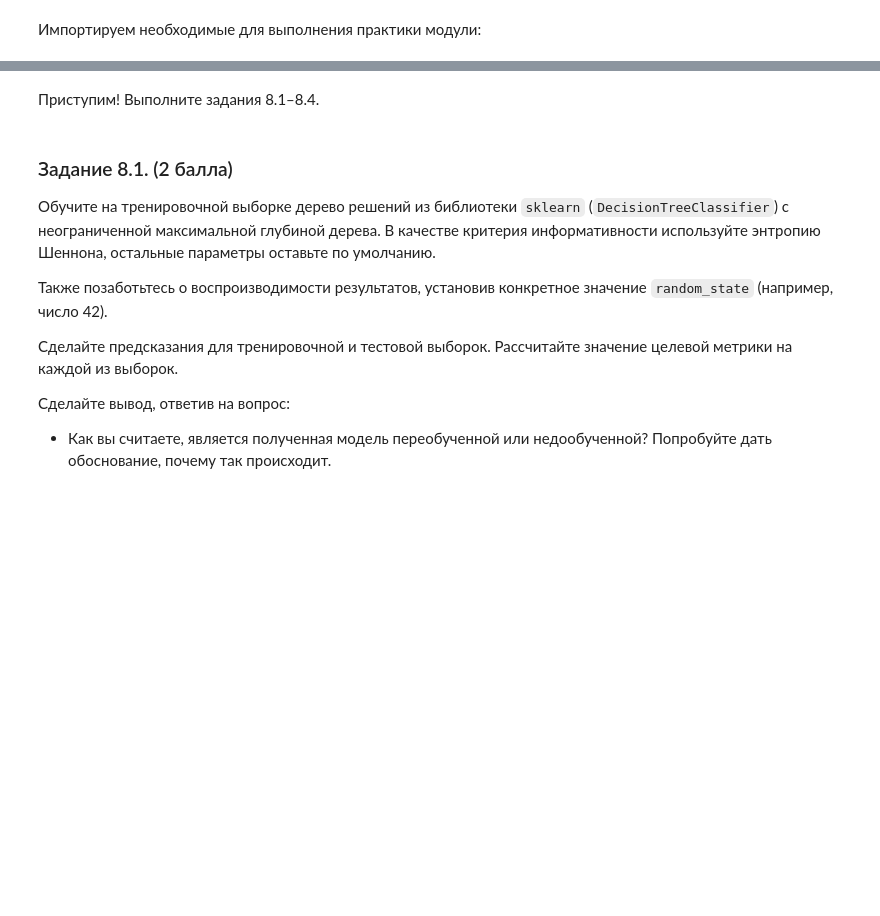
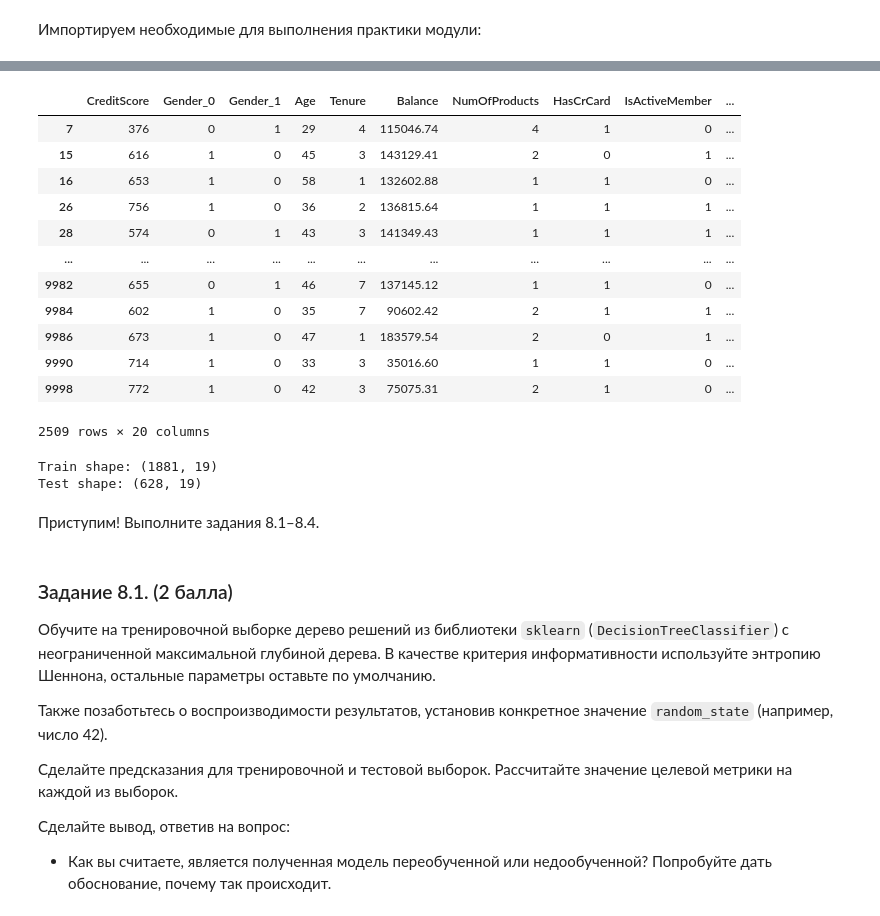
Before and after one commit to AlexKosuhin/SF_data_science, a Jupyter notebook: ML/ML-3._Практика._Ноутбук-шаблон.ipynb, the cells around one changed output, grey strips where cells are left out. Cells and saved outputs as stored; diff of their text form; code cells hidden in the pictures; blank space fills up the shorter version.

```diff
--- a/ML/ML-3._Практика._Ноутбук-шаблон.ipynb
+++ b/ML/ML-3._Практика._Ноутбук-шаблон.ipynb
@@ -758,3 +935,7 @@ Test shape: (620, 19)
 # %%
 from sklearn import tree
 from sklearn import ensemble
+# %%
+churn_data = pd.read_csv(r'C:\Users\user\Desktop\Skilfactory\data\churn.csv')
+churn_data = churn_data[churn_data['Geography'] == 'Germany']
+churn_data.head()
@@ -761,3 +957,51 @@ from sklearn import ensemble
+# %%
+churn_data.drop(['RowNumber', 'CustomerId', 'Surname', 'Geography'], axis=1, inplace=True)
+# %%
+# Создаём новые признаки
+churn_data['BalanceSalaryRatio'] = churn_data['Balance'] / churn_data['EstimatedSalary']
+churn_data['TenureByAge'] = churn_data['Tenure'] / churn_data['Age']
+churn_data['CreditScoreGivenAge'] = churn_data['CreditScore'] / churn_data['Age']
+
+churn_data['CreditScoreCat'] = churn_data['CreditScore'].apply(get_credit_score_cat)
+bins = [18, 30, 50, 65, 100]
+labels = ['18-29', '30-49', '50-64', '65+']
+churn_data['Group_age'] = pd.cut(churn_data['Age'], bins=bins, labels=labels, right=False)
+
+# Кодируем текстовые признаки
+bin_encoder = ce.BinaryEncoder(cols=['Gender', 'Group_age', 'CreditScoreCat'])
+churn_data = bin_encoder.fit_transform(churn_data)
+# %%
+churn_data
+# %% [output]
+|  | CreditScore | Gender_0 | Gender_1 | Age | Tenure | Balance | NumOfProducts | HasCrCard | IsActiveMember | ... |
+| 7 | 376 | 0 | 1 | 29 | 4 | 115046.74 | 4 | 1 | 0 | ... |
+| 15 | 616 | 1 | 0 | 45 | 3 | 143129.41 | 2 | 0 | 1 | ... |
+| 16 | 653 | 1 | 0 | 58 | 1 | 132602.88 | 1 | 1 | 0 | ... |
+| 26 | 756 | 1 | 0 | 36 | 2 | 136815.64 | 1 | 1 | 1 | ... |
+| 28 | 574 | 0 | 1 | 43 | 3 | 141349.43 | 1 | 1 | 1 | ... |
+| ... | ... | ... | ... | ... | ... | ... | ... | ... | ... | ... |
+| 9982 | 655 | 0 | 1 | 46 | 7 | 137145.12 | 1 | 1 | 0 | ... |
+| 9984 | 602 | 1 | 0 | 35 | 7 | 90602.42 | 2 | 1 | 1 | ... |
+| 9986 | 673 | 1 | 0 | 47 | 1 | 183579.54 | 2 | 0 | 1 | ... |
+| 9990 | 714 | 1 | 0 | 33 | 3 | 35016.60 | 1 | 1 | 0 | ... |
+| 9998 | 772 | 1 | 0 | 42 | 3 | 75075.31 | 2 | 1 | 0 | ... |
+2509 rows × 20 columns
+# %%
+# Разделяем данные на выборки
+X = churn_data.drop('Exited', axis=1)
+y = churn_data['Exited']
+
+# Разделяем данные на выборки
+X_train, X_test, y_train, y_test = model_selection.train_test_split(
+    X, y,
+    stratify=y,
+    random_state=0
+)
+print('Train shape: {}'.format(X_train.shape))
+print('Test shape: {}'.format(X_test.shape))
+# %% [output]
+Train shape: (1881, 19)
+Test shape: (628, 19)
 # %% [markdown]
 Приступим! Выполните задания 8.1–8.4.
 # %% [markdown]
```
Also changed, not shown: parts of 30 cells of this notebook.
